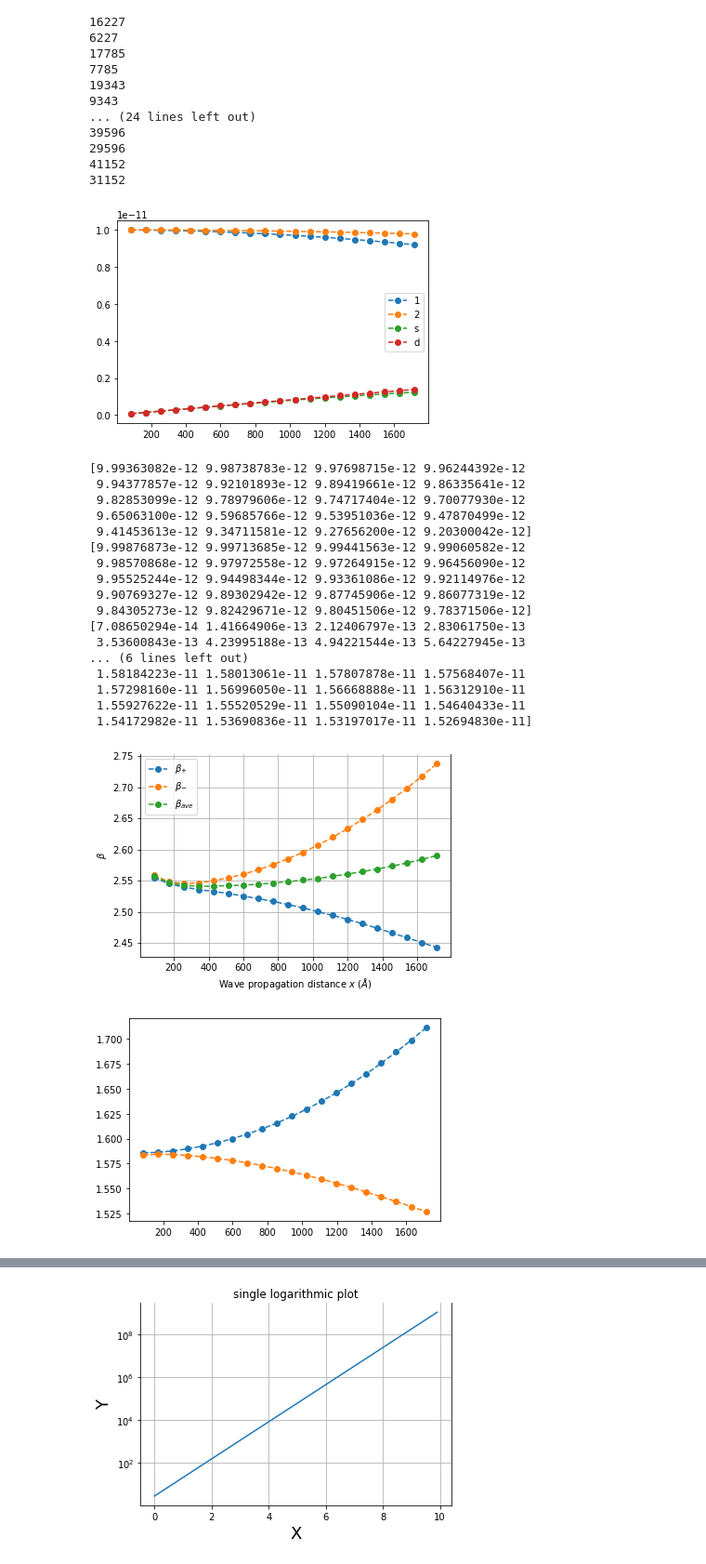
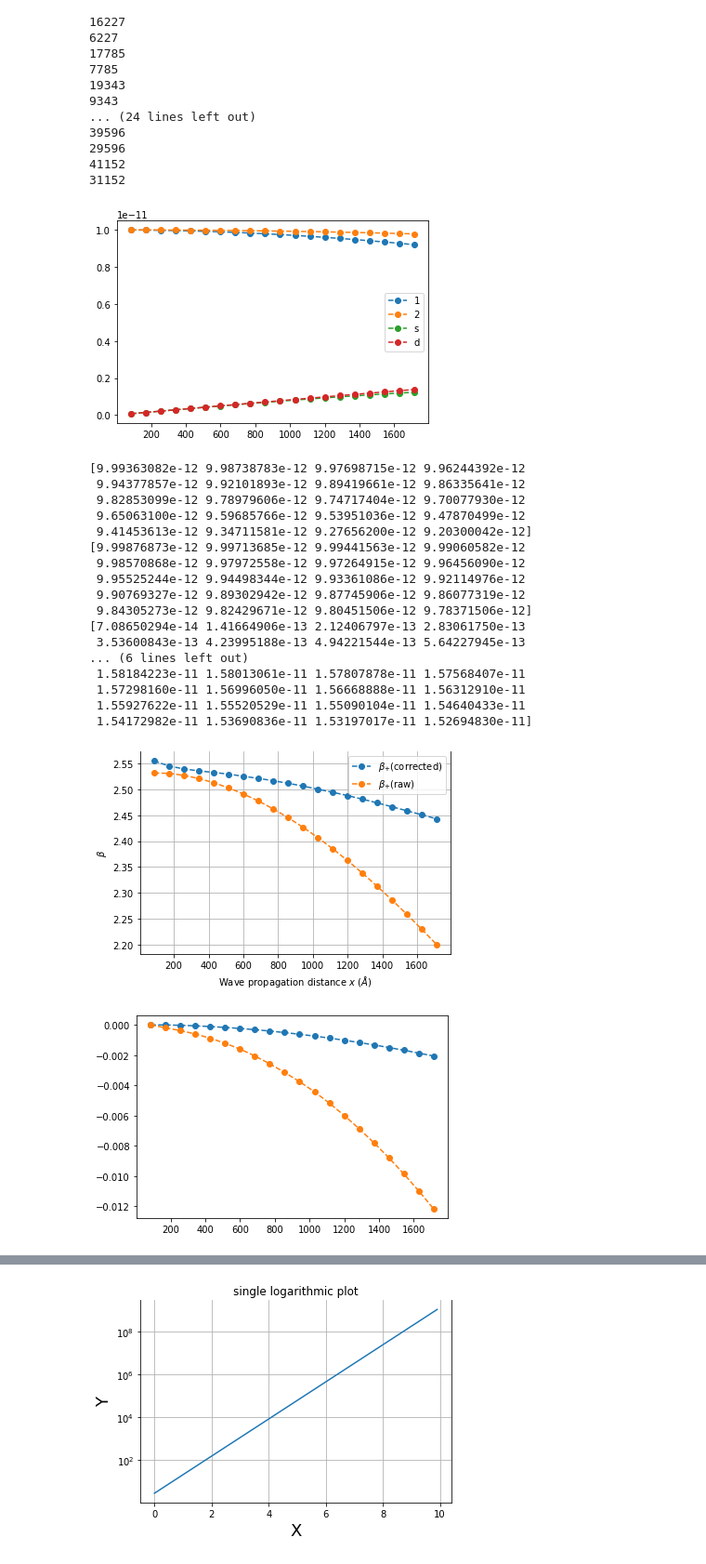
Before and after one commit to 1060matsuda/freqmix2, a Jupyter notebook: freq_depend/200_500/freqmixfft_temp.ipynb, the cells around one changed output, grey strips where cells are left out. Shown at 93% size. Drawn from its saved outputs; the diff is of its cells as text; code cells hidden in the pictures.

```diff
--- a/freq_depend/200_500/freqmixfft_temp.ipynb
+++ b/freq_depend/200_500/freqmixfft_temp.ipynb
@@ -934,9 +934,18 @@ print(2*np.pi/waveLength1)
 print(2*np.pi/waveLength2)
 
 print(asums/4/af1s/af2s/(2*np.pi/waveLength1)/(2*np.pi/waveLength2)/(data[0,2:22]-data[0,1]))
+
+betaSum=asums*4/10**-21/(2*np.pi/waveLength1)/(2*np.pi/waveLength2)/(data[0,2:22]-data[0,1])/10**-11
+betaDif=adiffs*4/10**-21/(2*np.pi/waveLength1)/(2*np.pi/waveLength2)/(data[0,2:22]-data[0,1])/10**-11
+
+
 plt.plot(data[0,2:22]-data[0,1],betaPlus, marker="o", linestyle="--")
-plt.plot(data[0,2:22]-data[0,1],betaMinux, marker="o", linestyle="--")
-plt.plot(data[0,2:22]-data[0,1],betaAve, marker="o", linestyle="--")
+#plt.plot(data[0,2:22]-data[0,1],betaMinux, marker="o", linestyle="--")
+#plt.plot(data[0,2:22]-data[0,1],betaAve, marker="o", linestyle="--")
+
+plt.plot(data[0,2:22]-data[0,1],asums*4/10**-21/(2*np.pi/waveLength1)/(2*np.pi/waveLength2)/(data[0,2:22]-data[0,1])/10**-11,marker="o",linestyle="--")
+#plt.plot(data[0,2:22]-data[0,1],adiffs*4/10**-21/(2*np.pi/waveLength1)/(2*np.pi/waveLength2)/(data[0,2:22]-data[0,1])/10**-11,marker="o",linestyle="--")
+#plt.plot(data[0,2:22]-data[0,1],(adiffs+asums)/2*4/10**-21/(2*np.pi/waveLength1)/(2*np.pi/waveLength2)/(data[0,2:22]-data[0,1])/10**-11,marker="o",linestyle="--")
 ax = plt.gca()
 ax.spines['top'].set_color('none')
 
@@ -945,40 +954,44 @@ ax.spines['top'].set_color('none')
 plt.grid(which="both") # グリッド表示。"both"はxy軸両方にグリッドを描く。
 plt.xlabel(r"Wave propagation distance $x$ ($\AA$)")
 plt.ylabel(r"$\beta$")
-ax.legend([r"$\beta_{+}$",r"$\beta_{-}$",r"$\beta_{ave}$"])
+#ax.legend([r"$\beta_{+}$",r"$\beta_{-}$",r"$\beta_{ave}$",r"$\beta_{sum}$",r"$\beta_{diff}$",r"$\beta_{average}$"])
+ax.legend([r"$\beta_{+}$(corrected)",r"$\beta_{+}$(raw)"])
 plt.show()
 
+plt.plot(data[0,2:22]-data[0,1],np.log10(betaSum/betaSum[0])*81/49/49,marker="o",linestyle="--")
+plt.plot(data[0,2:22]-data[0,1],np.log10(betaDif/betaDif[0]),marker="o",linestyle="--")
+plt.show()
 #plt.plot(data[0,2:22]-data[0,1],adiffs/4/af1s/af2s/(2*np.pi/waveLength1)/(2*np.pi/waveLength2)/(data[0,2:22]-data[0,1]),marker="o",linestyle="--")
 plt.plot(data[0,2:22]-data[0,1],adiffs/4/af1s/af2s/(2*np.pi/waveLength1)/(2*np.pi/waveLength2)/(data[0,2:22]-data[0,1])/10**-11,marker="o",linestyle="--")
 plt.plot(data[0,2:22]-data[0,1],asums/4/af1s/af2s/(2*np.pi/waveLength1)/(2*np.pi/waveLength2)/(data[0,2:22]-data[0,1])/10**-11,marker="o",linestyle="--")
 plt.show()
 #plt.plot(data[0,2:22]-data[0,1],asums/4/af1s/af2s/(2*np.pi/waveLength1)/(2*np.pi/waveLength2)/(data[0,2:22]-data[0,1]),marker="o",linestyle="--")
 plt.show()
 
 plt.plot(data[0,2:22]-data[0,1],asums/(af1s*af2s), marker="o",linestyle="none")
 plt.plot(data[0,2:22]-data[0,1],asums/(10**-22),marker="o",linestyle="none")
 plt.show()
 plt.plot(data[0,2:22]-data[0,1],adiffs/(af1s*af2s), marker="o",linestyle="none")
 plt.plot(data[0,2:22]-data[0,1],adiffs/(10**-22),marker="o",linestyle="none")
 plt.show()
 # %% [output]
 [figure]
 [9.99363082e-12 9.98738783e-12 9.97698715e-12 9.96244392e-12
  9.94377857e-12 9.92101893e-12 9.89419661e-12 9.86335641e-12
  9.82853099e-12 9.78979606e-12 9.74717404e-12 9.70077930e-12
  9.65063100e-12 9.59685766e-12 9.53951036e-12 9.47870499e-12
  9.41453613e-12 9.34711581e-12 9.27656200e-12 9.20300042e-12]
 [9.99876873e-12 9.99713685e-12 9.99441563e-12 9.99060582e-12
  9.98570868e-12 9.97972558e-12 9.97264915e-12 9.96456090e-12
  9.95525244e-12 9.94498344e-12 9.93361086e-12 9.92114976e-12
  9.90769327e-12 9.89302942e-12 9.87745906e-12 9.86077319e-12
  9.84305273e-12 9.82429671e-12 9.80451506e-12 9.78371506e-12]
 [7.08650294e-14 1.41664906e-13 2.12406797e-13 2.83061750e-13
  3.53600843e-13 4.23995188e-13 4.94221544e-13 5.64227945e-13
 ... (6 lines left out)
  1.58184223e-11 1.58013061e-11 1.57807878e-11 1.57568407e-11
  1.57298160e-11 1.56996050e-11 1.56668888e-11 1.56312910e-11
  1.55927622e-11 1.55520529e-11 1.55090104e-11 1.54640433e-11
  1.54172982e-11 1.53690836e-11 1.53197017e-11 1.52694830e-11]
-[figure, old version]
+[figure, new version]
-[figure, old version]
+[figure, new version]
```
Also changed, not shown: parts of 6 cells of this notebook.
